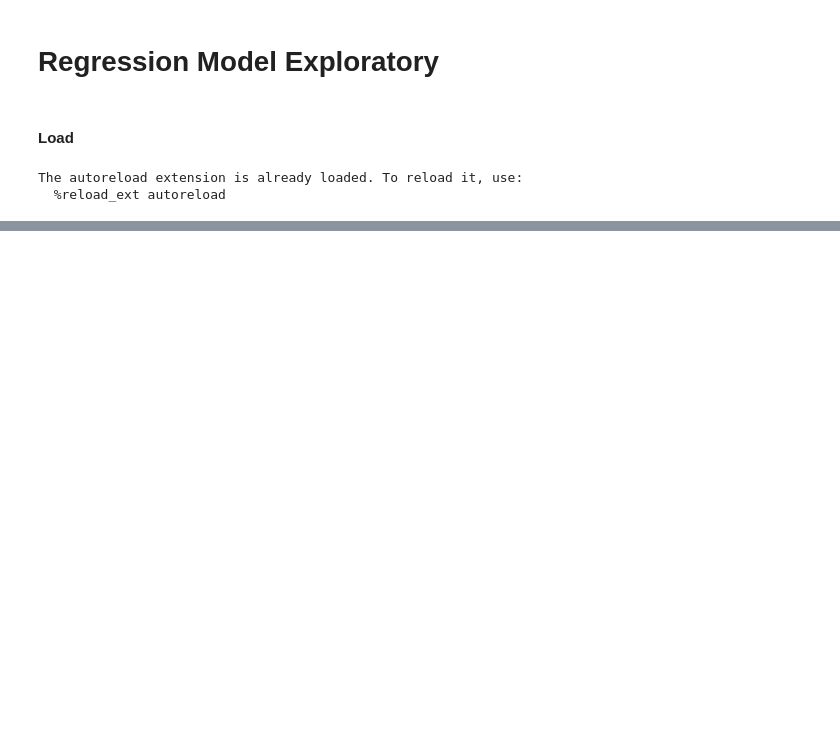
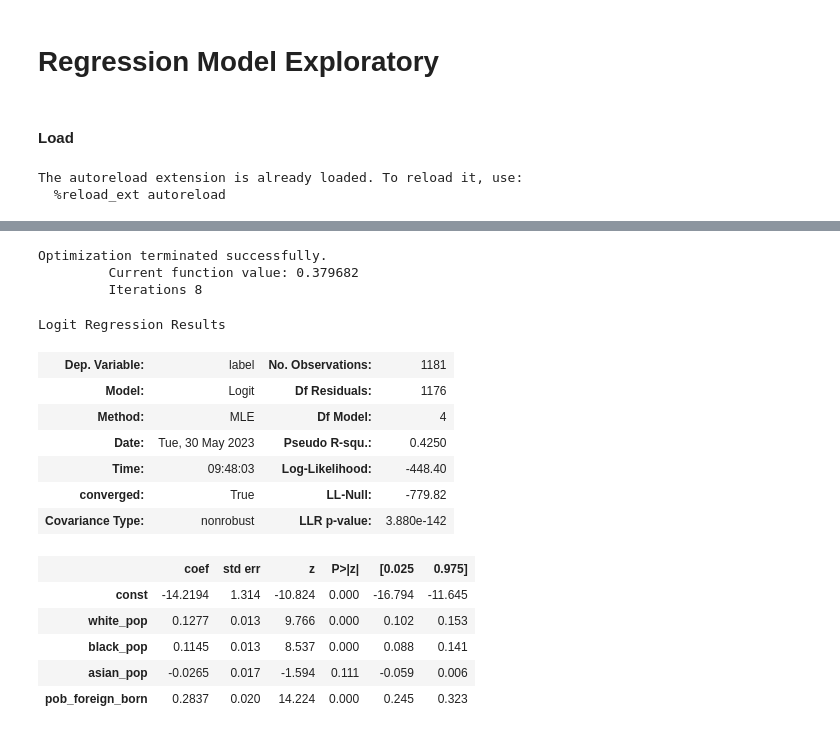
Before and after one commit to chansooligans/centraljersey, a Jupyter notebook: exploratory/models/regression.ipynb, the cells around one changed output, grey strips where cells are left out. Drawn from its saved outputs; the diff is of its cells as text; code cells hidden in the pictures; blank space fills up the shorter version.

```diff
--- a/exploratory/models/regression.ipynb
+++ b/exploratory/models/regression.ipynb
@@ -111,0 +110,32 @@ LinAlgError: Singular matrix
+# %%
+data = mf.split_data(
+    df=df,
+    vars=[
+        _ for _  in census_variables
+        if _  in [
+            "asian_pop",
+            "black_pop",
+            "white_pop",
+            'pob_foreign_born',
+        ]])
+logit_model = sm.Logit(data["y_train"], data["X_train"])
+result = logit_model.fit()
+result.summary()
+# %% [output]
+Optimization terminated successfully.
+         Current function value: 0.379682
+         Iterations 8
+Logit Regression Results
+| Dep. Variable: | label | No. Observations: | 1181 |
+| Model: | Logit | Df Residuals: | 1176 |
+| Method: | MLE | Df Model: | 4 |
+| Date: | Tue, 30 May 2023 | Pseudo R-squ.: | 0.4250 |
+| Time: | 09:48:03 | Log-Likelihood: | -448.40 |
+| converged: | True | LL-Null: | -779.82 |
+| Covariance Type: | nonrobust | LLR p-value: | 3.880e-142 |
+|  | coef | std err | z | P>|z| | [0.025 | 0.975] |
+| const | -14.2194 | 1.314 | -10.824 | 0.000 | -16.794 | -11.645 |
+| white_pop | 0.1277 | 0.013 | 9.766 | 0.000 | 0.102 | 0.153 |
+| black_pop | 0.1145 | 0.013 | 8.537 | 0.000 | 0.088 | 0.141 |
+| asian_pop | -0.0265 | 0.017 | -1.594 | 0.111 | -0.059 | 0.006 |
+| pob_foreign_born | 0.2837 | 0.020 | 14.224 | 0.000 | 0.245 | 0.323 |
```
Also changed, not shown: parts of 16 cells of this notebook.
